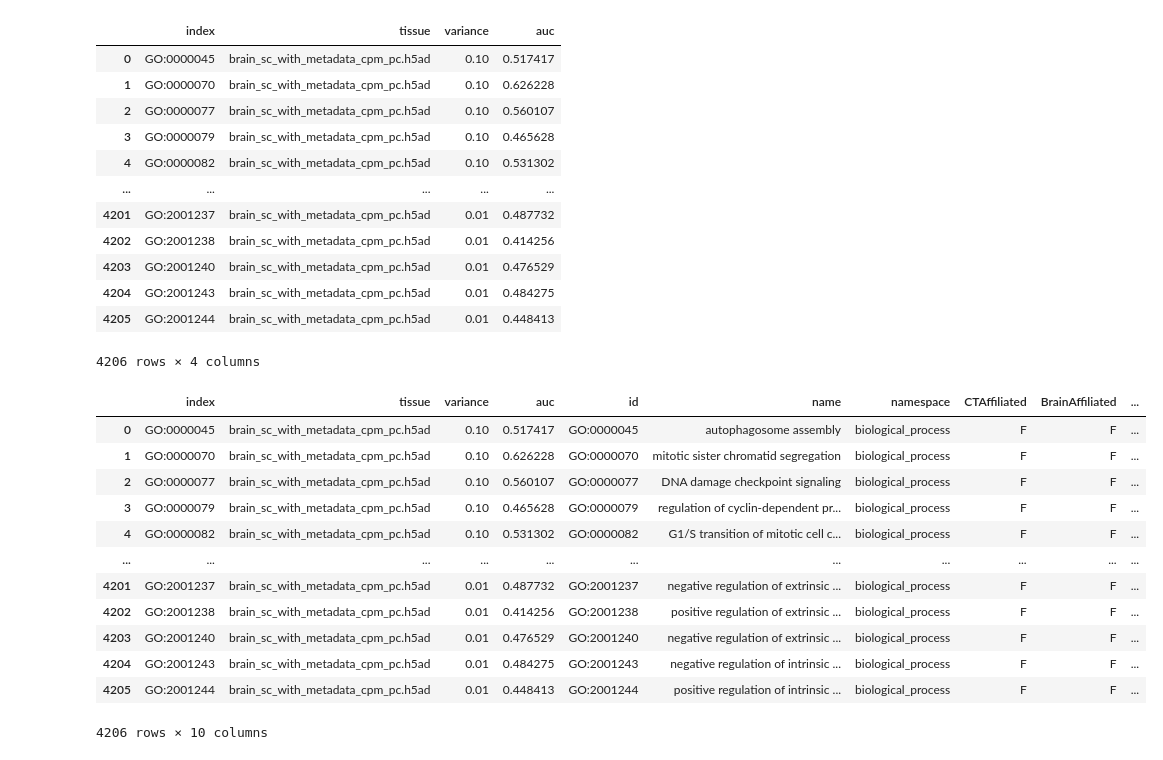
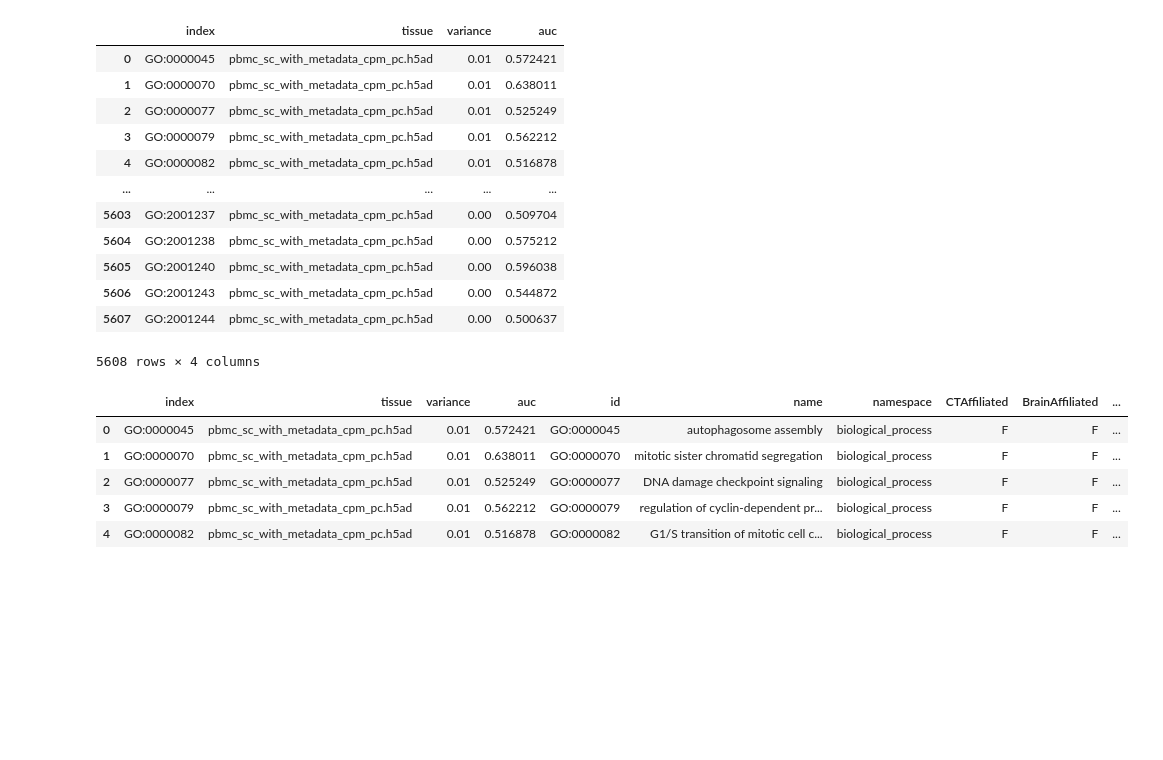
Before and after one commit to AlexAdrian-Hamazaki/Pseudobulk_Function_Pipeline, a Jupyter notebook: bin/bulkSimulations/bin/notebooks/analysis.ipynb, the cells around one changed output. Drawn from its saved outputs; the diff is of its cells as text; code cells hidden in the pictures; blank space fills up the shorter version.

```diff
--- a/bin/bulkSimulations/bin/notebooks/analysis.ipynb
+++ b/bin/bulkSimulations/bin/notebooks/analysis.ipynb
@@ -1,9 +1,9 @@
 # %%
 import pandas as pd
 # %%
-tissue = 'brain' # or pbmc
-# tissue = "pbmc"
-path_to_melted_df = f"/space/grp/aadrian/Pseudobulk_Function_Pipeline_HighRes/bin/bulkSimulations/data/dev1/EGAD/melted_dfs/{tissue}_sc_with_metadata_cpm_pc.h5ad_melted_df.csv.gz"
+# tissue = 'brain' # or pbmc
+tissue = "pbmc"
+path_to_melted_df = f"/space/grp/aadrian/Pseudobulk_Function_Pipeline_HighRes/bin/bulkSimulations/data/boostrapped/1/EGAD/melted_dfs/{tissue}_sc_with_metadata_cpm_pc.h5ad_melted_df.csv.gz"
 path_to_curated_gos = "/space/grp/aadrian/Pseudobulk_Function_Pipeline_HighRes/bin/preprocessing/preprocessGO_pipe/data/bp_curated_annotations.tsv"
 # %%
 df_brain_melted = pd.read_csv(path_to_melted_df, index_col = 0)
@@ -11,18 +11,18 @@ df_brain_melted = pd.read_csv(path_to_melted_df, index_col = 0)
 df_brain_melted
 # %% [output]
 |  | index | tissue | variance | auc |
-| 0 | GO:0000045 | brain_sc_with_metadata_cpm_pc.h5ad | 0.10 | 0.517417 |
-| 1 | GO:0000070 | brain_sc_with_metadata_cpm_pc.h5ad | 0.10 | 0.626228 |
-| 2 | GO:0000077 | brain_sc_with_metadata_cpm_pc.h5ad | 0.10 | 0.560107 |
-| 3 | GO:0000079 | brain_sc_with_metadata_cpm_pc.h5ad | 0.10 | 0.465628 |
-| 4 | GO:0000082 | brain_sc_with_metadata_cpm_pc.h5ad | 0.10 | 0.531302 |
+| 0 | GO:0000045 | pbmc_sc_with_metadata_cpm_pc.h5ad | 0.01 | 0.572421 |
+| 1 | GO:0000070 | pbmc_sc_with_metadata_cpm_pc.h5ad | 0.01 | 0.638011 |
+| 2 | GO:0000077 | pbmc_sc_with_metadata_cpm_pc.h5ad | 0.01 | 0.525249 |
+| 3 | GO:0000079 | pbmc_sc_with_metadata_cpm_pc.h5ad | 0.01 | 0.562212 |
+| 4 | GO:0000082 | pbmc_sc_with_metadata_cpm_pc.h5ad | 0.01 | 0.516878 |
 | ... | ... | ... | ... | ... |
-| 4201 | GO:2001237 | brain_sc_with_metadata_cpm_pc.h5ad | 0.01 | 0.487732 |
-| 4202 | GO:2001238 | brain_sc_with_metadata_cpm_pc.h5ad | 0.01 | 0.414256 |
-| 4203 | GO:2001240 | brain_sc_with_metadata_cpm_pc.h5ad | 0.01 | 0.476529 |
-| 4204 | GO:2001243 | brain_sc_with_metadata_cpm_pc.h5ad | 0.01 | 0.484275 |
-| 4205 | GO:2001244 | brain_sc_with_metadata_cpm_pc.h5ad | 0.01 | 0.448413 |
+| 5603 | GO:2001237 | pbmc_sc_with_metadata_cpm_pc.h5ad | 0.00 | 0.509704 |
+| 5604 | GO:2001238 | pbmc_sc_with_metadata_cpm_pc.h5ad | 0.00 | 0.575212 |
+| 5605 | GO:2001240 | pbmc_sc_with_metadata_cpm_pc.h5ad | 0.00 | 0.596038 |
+| 5606 | GO:2001243 | pbmc_sc_with_metadata_cpm_pc.h5ad | 0.00 | 0.544872 |
+| 5607 | GO:2001244 | pbmc_sc_with_metadata_cpm_pc.h5ad | 0.00 | 0.500637 |
-4206 rows × 4 columns
+5608 rows × 4 columns
 # %%
 curated_gos = pd.read_csv(path_to_curated_gos, sep = "\t")
 curated_gos.fillna("F", inplace=True)
@@ -39,32 +39,25 @@ def combine_bootstraps_to_avg(melted_df:pd.DataFrame) -> pd.DataFrame:
 # %%
 def combine_with_go_metadata(df_auc_performance:pd.DataFrame, go_cta_df:pd.DataFrame)-> pd.DataFrame:
     """Combine the GO metadata to our gene information
 
     Args:
         df_auc_performance (_type_): performance of go terms
         go_cta (_type_): cell type affiliation of go curations
 
     Returns:
         pd.DataFrame: _description_
     """
 
     merged_data = pd.merge(df_auc_performance, go_cta_df, how = 'left', left_on='index', right_on='id')
     return merged_data
 
 brain_annotations = combine_with_go_metadata(df_auc_performance=df_brain_melted,
                                              go_cta_df=curated_gos)
-brain_annotations
+brain_annotations.head()
 # %% [output]
 |  | index | tissue | variance | auc | id | name | namespace | CTAffiliated | BrainAffiliated | ... |
-| 0 | GO:0000045 | brain_sc_with_metadata_cpm_pc.h5ad | 0.10 | 0.517417 | GO:0000045 | autophagosome assembly | biological_process | F | F | ... |
-| 1 | GO:0000070 | brain_sc_with_metadata_cpm_pc.h5ad | 0.10 | 0.626228 | GO:0000070 | mitotic sister chromatid segregation | biological_process | F | F | ... |
-| 2 | GO:0000077 | brain_sc_with_metadata_cpm_pc.h5ad | 0.10 | 0.560107 | GO:0000077 | DNA damage checkpoint signaling | biological_process | F | F | ... |
-| 3 | GO:0000079 | brain_sc_with_metadata_cpm_pc.h5ad | 0.10 | 0.465628 | GO:0000079 | regulation of cyclin-dependent pr... | biological_process | F | F | ... |
-| 4 | GO:0000082 | brain_sc_with_metadata_cpm_pc.h5ad | 0.10 | 0.531302 | GO:0000082 | G1/S transition of mitotic cell c... | biological_process | F | F | ... |
-| ... | ... | ... | ... | ... | ... | ... | ... | ... | ... | ... |
-| 4201 | GO:2001237 | brain_sc_with_metadata_cpm_pc.h5ad | 0.01 | 0.487732 | GO:2001237 | negative regulation of extrinsic ... | biological_process | F | F | ... |
-| 4202 | GO:2001238 | brain_sc_with_metadata_cpm_pc.h5ad | 0.01 | 0.414256 | GO:2001238 | positive regulation of extrinsic ... | biological_process | F | F | ... |
-| 4203 | GO:2001240 | brain_sc_with_metadata_cpm_pc.h5ad | 0.01 | 0.476529 | GO:2001240 | negative regulation of extrinsic ... | biological_process | F | F | ... |
-| 4204 | GO:2001243 | brain_sc_with_metadata_cpm_pc.h5ad | 0.01 | 0.484275 | GO:2001243 | negative regulation of intrinsic ... | biological_process | F | F | ... |
-| 4205 | GO:2001244 | brain_sc_with_metadata_cpm_pc.h5ad | 0.01 | 0.448413 | GO:2001244 | positive regulation of intrinsic ... | biological_process | F | F | ... |
+| 0 | GO:0000045 | pbmc_sc_with_metadata_cpm_pc.h5ad | 0.01 | 0.572421 | GO:0000045 | autophagosome assembly | biological_process | F | F | ... |
+| 1 | GO:0000070 | pbmc_sc_with_metadata_cpm_pc.h5ad | 0.01 | 0.638011 | GO:0000070 | mitotic sister chromatid segregation | biological_process | F | F | ... |
+| 2 | GO:0000077 | pbmc_sc_with_metadata_cpm_pc.h5ad | 0.01 | 0.525249 | GO:0000077 | DNA damage checkpoint signaling | biological_process | F | F | ... |
+| 3 | GO:0000079 | pbmc_sc_with_metadata_cpm_pc.h5ad | 0.01 | 0.562212 | GO:0000079 | regulation of cyclin-dependent pr... | biological_process | F | F | ... |
+| 4 | GO:0000082 | pbmc_sc_with_metadata_cpm_pc.h5ad | 0.01 | 0.516878 | GO:0000082 | G1/S transition of mitotic cell c... | biological_process | F | F | ... |
-4206 rows × 10 columns
```
Also changed, not shown: parts of 6 cells of this notebook, 7 other files.
